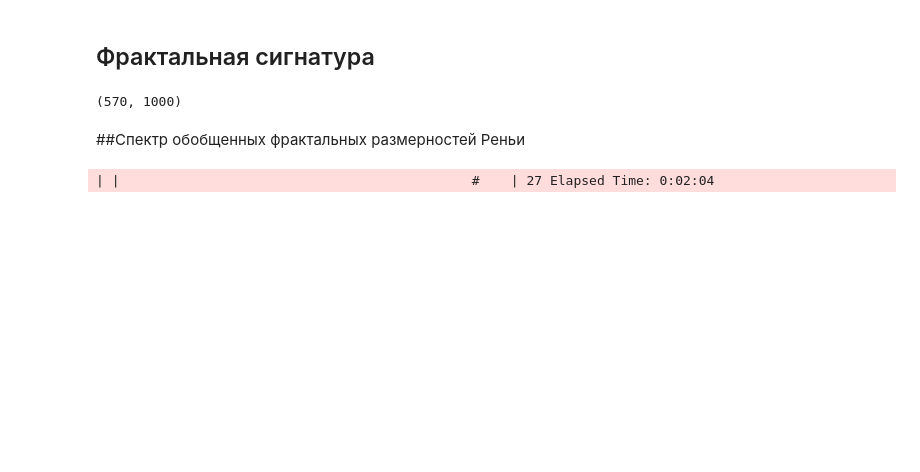
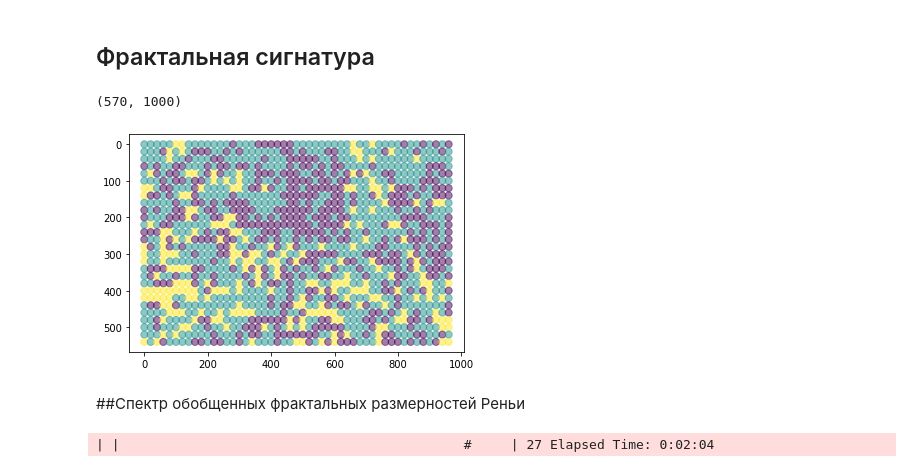
Before and after one commit to VadimKaryakin/FractalAnalysis, a Jupyter notebook: Fractal_analysis.ipynb, the cells around one changed output. Saved outputs shown, nothing was run; the diff lists cells and outputs as text; code cells hidden in the pictures; blank space fills up the shorter version.

```diff
--- a/Fractal_analysis.ipynb
+++ b/Fractal_analysis.ipynb
@@ -60,13 +60,13 @@ for start_y, end_y in zip(range(0, imar.shape[0]-eps, eps), range(eps, imar.shap
 ads26 = []
 for part in parts:
   start_x, start_y = part
-  ads26.append(fract_signature(imar[start_y:start_y+eps, start_x:start_x+eps], 10))
+  ads26.append(fractal_signature(imar[start_y:start_y+eps, start_x:start_x+eps], 10))
 
 ads10 = []
 eps = 10
 for part in parts:
   start_x, start_y = part
-  ads10.append(fract_signature(imar[start_y:start_y+eps, start_x:start_x+eps], 10))
+  ads10.append(fractal_signature(imar[start_y:start_y+eps, start_x:start_x+eps], 10))
 # %%
 #перевести из одного вектора во множество
 if np.array(ads10)[0].size == 1:
@@ -79,21 +79,27 @@ print(ads)
 # %%
 from pandas import DataFrame
 import matplotlib.pyplot as plt
 from sklearn.cluster import KMeans
 from sklearn import preprocessing
 
 X_scaled = preprocessing.scale(ads)
 kmeans = KMeans(n_clusters=k).fit(X_scaled)
 
 #shape[0] - height, shape[1] - width
-x = [x for (x,y) in parts]
-y = [y for (x,y) in parts]
+#x = [x for (x,y) in parts]
+#y = [y for (x,y) in parts]
 
 #инвертировать ось y
-plt.gca().invert_yaxis()
+#plt.gca().invert_yaxis()
+#plt.scatter(x, y, c=kmeans.labels_.astype(float), s=50, alpha=0.5)
+#plt.savefig('result/signature.png')
 
-plt.scatter(x, y, c=kmeans.labels_.astype(float), s=50, alpha=0.5)
-plt.savefig('result/signature.png')
+for p in parts:
+  cv2.circle(img, p, 5, color, -1)
+
+cv2.imwrite("result/signature.png", img)
+# %% [output]
+[figure, added]
 # %% [markdown]
 ##Спектр обобщенных фрактальных размерностей Реньи
 # %%
```
Also changed, not shown: parts of 1 cell of this notebook.
